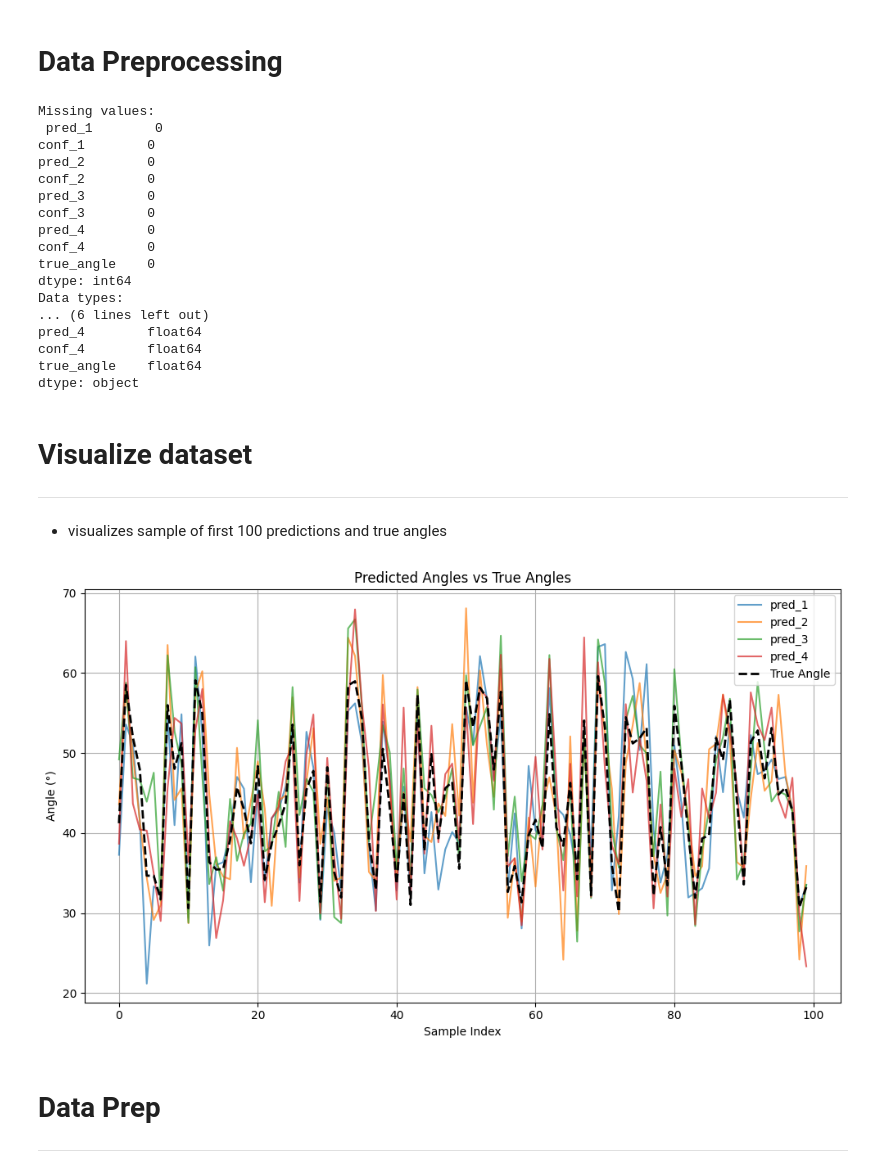
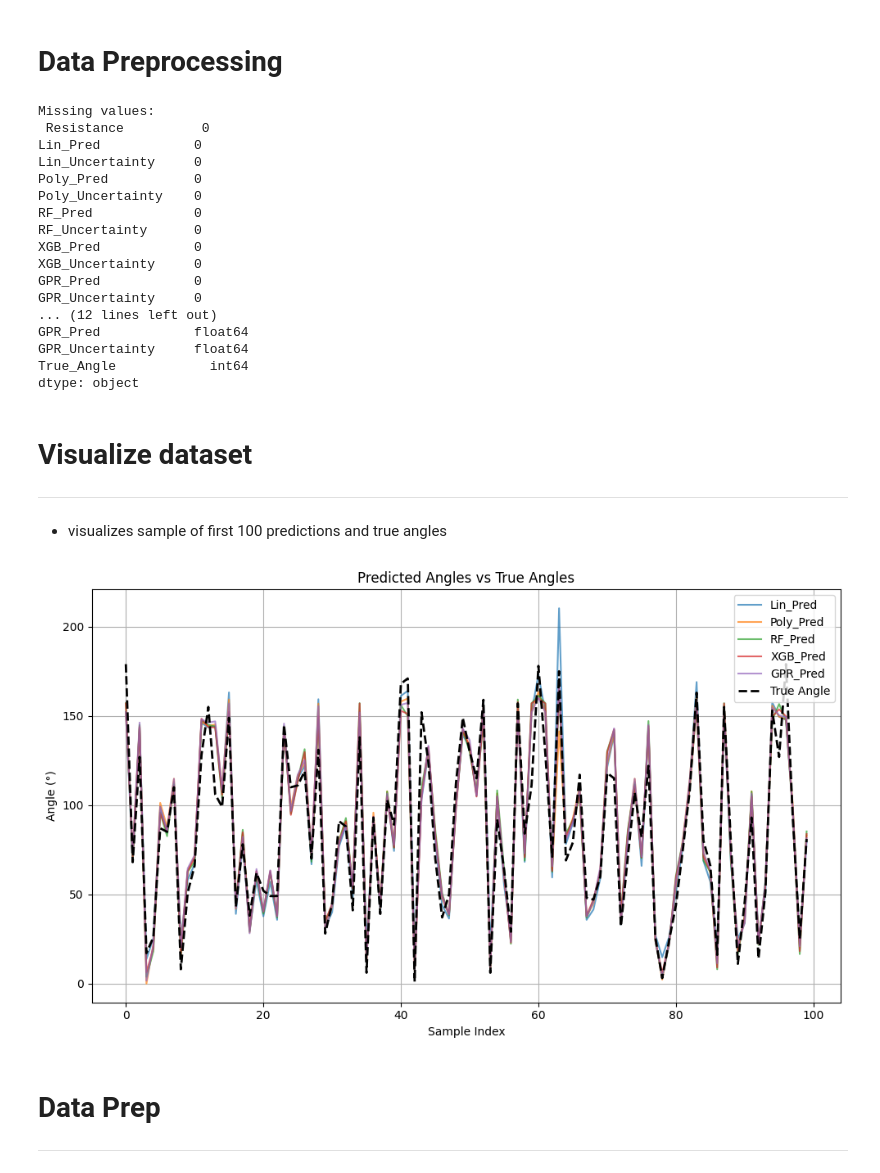
Before and after one commit to WTL04/Flex-Sensor-Optimization, a Jupyter notebook: nn.ipynb, the cells around one changed output. Cells and saved outputs as stored; diff of their text form; code cells hidden in the pictures.

Commit message:
updated neural network notebook to match new dataset

```diff
--- a/nn.ipynb
+++ b/nn.ipynb
@@ -48,7 +48,7 @@ import torch.nn.functional as F
 # %% [markdown]
 # Data Preprocessing
 # %%
-file = "datasets/sim_data_800.csv"
+file = "datasets/meta_model_input.csv"
 df = pd.read_csv(file)
 
 # Check for missing values
@@ -58,21 +58,21 @@ print("Missing values:\n", df.isnull().sum())
 print("Data types:\n", df.dtypes)
 # %% [output]
 Missing values:
- pred_1        0
-conf_1        0
-pred_2        0
-conf_2        0
-pred_3        0
-conf_3        0
-pred_4        0
-conf_4        0
-true_angle    0
-dtype: int64
-Data types:
-... (6 lines left out)
-pred_4        float64
-conf_4        float64
-true_angle    float64
+ Resistance          0
+Lin_Pred            0
+Lin_Uncertainty     0
+Poly_Pred           0
+Poly_Uncertainty    0
+RF_Pred             0
+RF_Uncertainty      0
+XGB_Pred            0
+XGB_Uncertainty     0
+GPR_Pred            0
+GPR_Uncertainty     0
+... (12 lines left out)
+GPR_Pred            float64
+GPR_Uncertainty     float64
+True_Angle            int64
 dtype: object
 # %% [markdown]
 # Visualize dataset
@@ -81,24 +81,24 @@ dtype: object
 # %%
 sample_df = df.iloc[:100]  # first 100 rows
 plt.figure(figsize=(10, 6))
 
 # Plot each prediction column
 for col in sample_df.columns:
-    if col.startswith("pred"):
+    if col.endswith("Pred"):
         plt.plot(sample_df.index, sample_df[col], label=col, alpha=0.7)
 
 # Plot the true angles
-plt.plot(sample_df.index, sample_df["true_angle"], label="True Angle", color="black", linewidth=2, linestyle='--')
+plt.plot(sample_df.index, sample_df["True_Angle"], label="True Angle", color="black", linewidth=2, linestyle='--')
 
 plt.xlabel("Sample Index")
 plt.ylabel("Angle (°)")
 plt.title("Predicted Angles vs True Angles")
 plt.legend()
 plt.grid(True)
 plt.tight_layout()
 plt.show()
 # %% [output]
-[figure, old version]
+[figure, new version]
 # %% [markdown]
 # Data Prep
 ---
```
Also changed, not shown: parts of 6 cells of this notebook, 1 other file.
